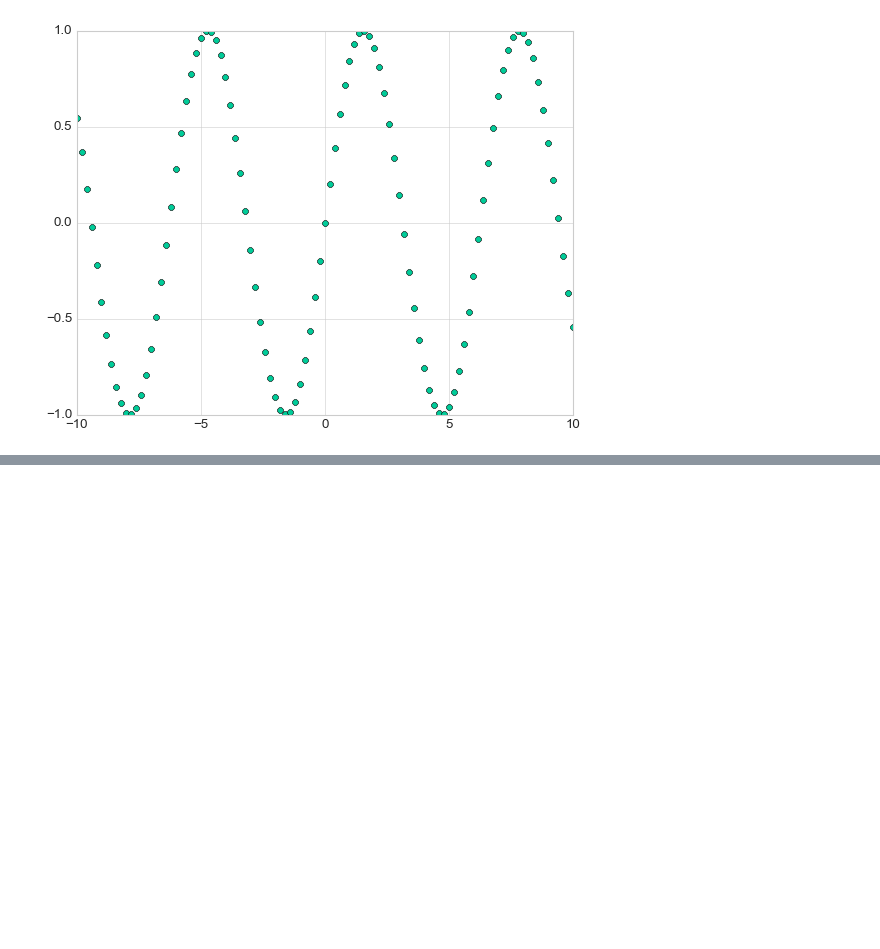
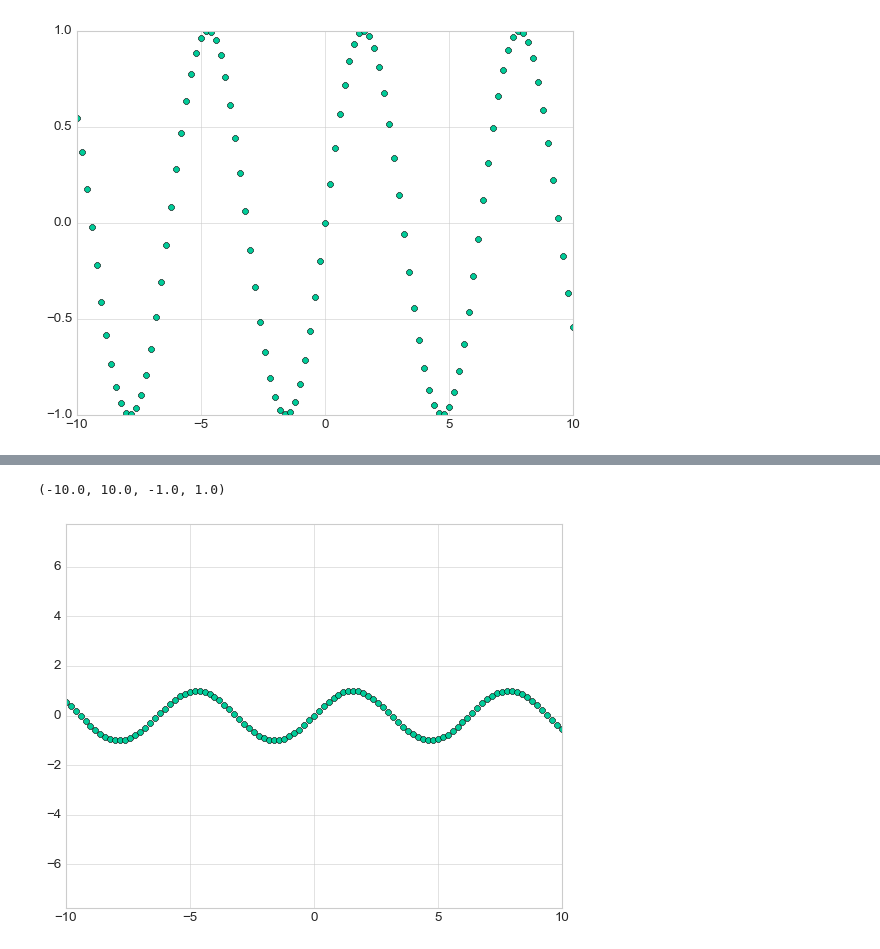
Before and after one commit to tzuzulcode/data_science_enero2022, a Jupyter notebook: Visualization/Introduction.ipynb, the cells around one changed output, grey strips where cells are left out. Drawn from its saved outputs; the diff is of its cells as text; code cells hidden in the pictures; blank space fills up the shorter version.

```diff
--- a/Visualization/Introduction.ipynb
+++ b/Visualization/Introduction.ipynb
@@ -97,0 +113,7 @@ ax.plot(x,np.sin(x),"8",color="#00CC99")
+# %%
+plt.plot(x,np.sin(x),"8",color="#00CC99")
+
+plt.axis('equal')
+# %% [output]
+(-10.0, 10.0, -1.0, 1.0)
+[figure, added]
```
Also changed, not shown: parts of 16 cells of this notebook, 2 other files.
